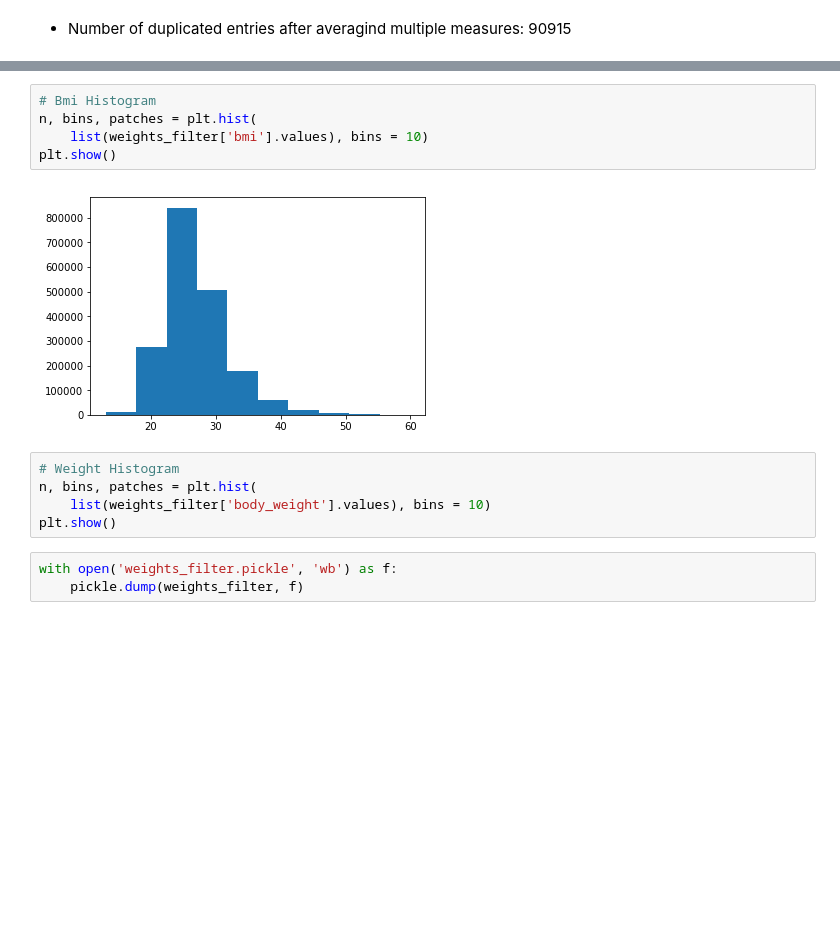
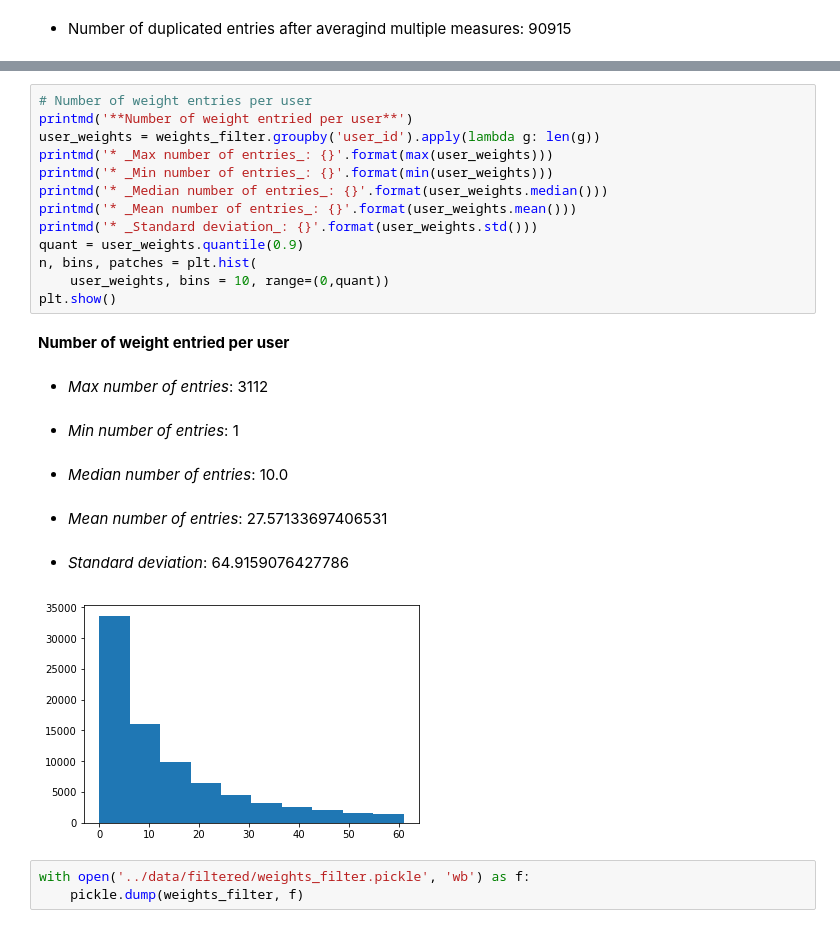
Before and after one commit to renatalucia/activity-tracker, a Jupyter notebook: data_exploration/weights_filter.ipynb, the cells around one changed output, grey strips where cells are left out. Cells and saved outputs as stored; diff of their text form; blank space fills up the shorter version.

```diff
--- a/data_exploration/weights_filter.ipynb
+++ b/data_exploration/weights_filter.ipynb
@@ -314,15 +336,24 @@ weights_filter.duplicated().sum()
-# %%
-# Bmi Histogram
-n, bins, patches = plt.hist(
-    list(weights_filter['bmi'].values), bins = 10)
-plt.show()
-# %% [output]
-[figure, removed]
-# %%
-# Weight Histogram
-n, bins, patches = plt.hist(
-    list(weights_filter['body_weight'].values), bins = 10)
-plt.show()
+# %%
+# Number of weight entries per user
+printmd('**Number of weight entried per user**')
+user_weights = weights_filter.groupby('user_id').apply(lambda g: len(g))
+printmd('* _Max number of entries_: {}'.format(max(user_weights)))
+printmd('* _Min number of entries_: {}'.format(min(user_weights)))
+printmd('* _Median number of entries_: {}'.format(user_weights.median()))
+printmd('* _Mean number of entries_: {}'.format(user_weights.mean()))
+printmd('* _Standard deviation_: {}'.format(user_weights.std()))
+quant = user_weights.quantile(0.9)
+n, bins, patches = plt.hist(
+    user_weights, bins = 10, range=(0,quant))
+plt.show()
+# %% [output]
+**Number of weight entried per user**
+* _Max number of entries_: 3112
+* _Min number of entries_: 1
+* _Median number of entries_: 10.0
+* _Mean number of entries_: 27.57133697406531
+* _Standard deviation_: 64.9159076427786
+[figure, added]
 # %%
-with open('weights_filter.pickle', 'wb') as f:
+with open('../data/filtered/weights_filter.pickle', 'wb') as f:
     pickle.dump(weights_filter, f)
```
Also changed, not shown: parts of 13 cells of this notebook, 1 other file.
